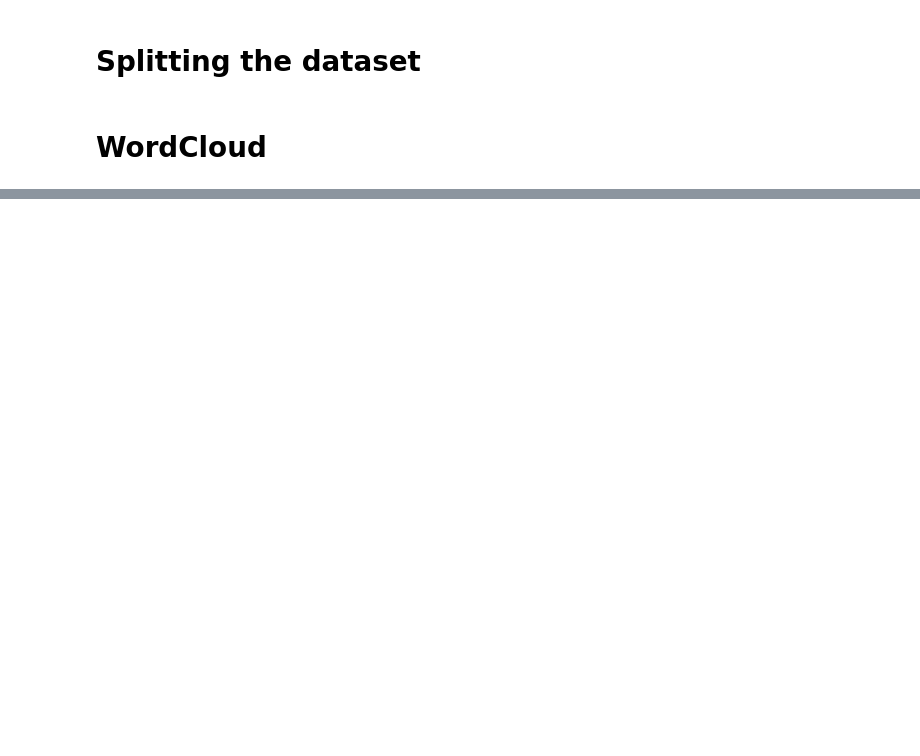
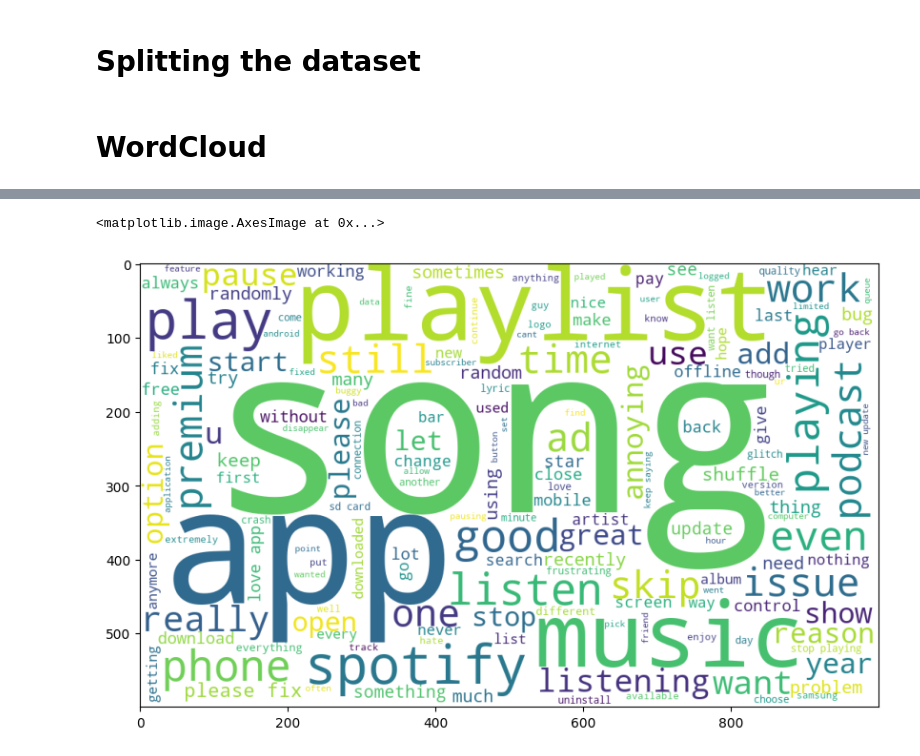
Before and after one commit to NikitaMalik2303/Spotify_Sentiment_Analysis, a Jupyter notebook: Untitled.ipynb, the cells around one changed output, grey strips where cells are left out. Cells and saved outputs as stored; diff of their text form; code cells hidden in the pictures; blank space fills up the shorter version.

```diff
--- a/Untitled.ipynb
+++ b/Untitled.ipynb
@@ -86,0 +107,8 @@ X_train, X_test, Y_train, Y_test = train_test_split(X,Y,test_size = 0.15, random
+# %%
+neutral = [corpus[i] for i in range(len(Y)) if Y[i] == "Neutral"]
+plt.figure(figsize = (10,10))
+wc = WordCloud(height = 600, width = 1000, background_color = "white", max_words = 2500, min_font_size = 12).generate(" ".join(neutral))
+plt.imshow(wc)
+# %% [output]
+<matplotlib.image.AxesImage at 0x...>
+[figure, added]
```
Also changed, not shown: parts of 9 cells of this notebook.
